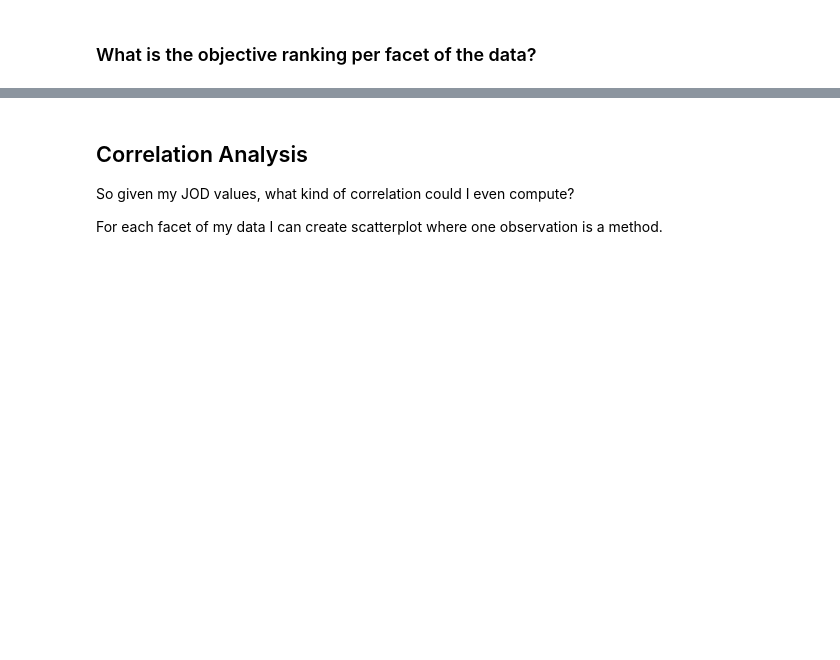
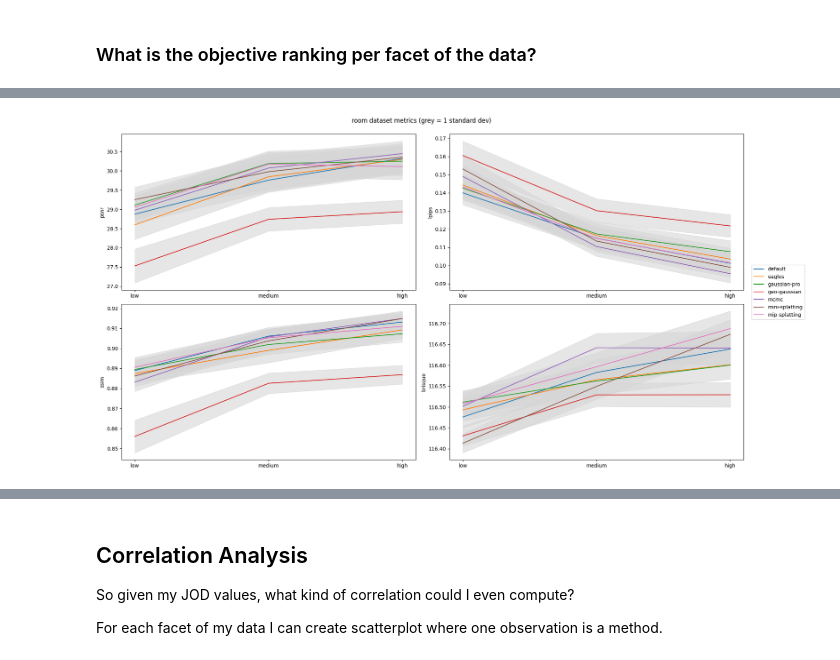
Before and after one commit to PaulErpen/final-data-analysis, a Jupyter notebook: joint-data-analysis.ipynb, the cells around one changed output, grey strips where cells are left out. Drawn from its saved outputs; the diff is of its cells as text; code cells hidden in the pictures; blank space fills up the shorter version.

```diff
--- a/joint-data-analysis.ipynb
+++ b/joint-data-analysis.ipynb
@@ -32,11 +15,15 @@ df_constrained
 # %%
-import seaborn as sns
 from matplotlib import pyplot as plt
 import numpy as np
 
 
+def bootstrap_std(data, n_boot=10000):
+    boot_samples = np.random.choice(data, (n_boot, len(data)), replace=True)
+    return np.std(boot_samples, axis=1).mean()  # Mean of bootstrapped stds
+
+
 def contrast_ranking_by_size(dataset: str) -> None:
-    fig, axs = plt.subplots(1, 4, figsize=(24, 6))
+    fig, axs = plt.subplots(2, 2, figsize=(18, 10))
     handles, labels = [], []
 
     for i, metric in enumerate(["psnr", "ssim", "lpips", "brisque"]):
@@ -57,37 +44,44 @@ def contrast_ranking_by_size(dataset: str) -> None:
                             ]
                         ]
                         .melt(id_vars="size")
                         .rename({"value": "brisque"}, axis=1)
                     )
                     .groupby(["size"], sort=False, as_index=False)[["brisque"]]
-                    .agg(["mean", "std", "count"])
+                    .agg(["mean", bootstrap_std, "count"])
                 )
             else:
                 sub_df = (
                     df_constrained[df_constrained["model"] == model]
                     .groupby(["size"], sort=False, as_index=False)[[metric]]
-                    .agg(["mean", "std", "count"])
+                    .agg(["mean", bootstrap_std, "count"])
                 )
 
             y_vals = sub_df[metric, "mean"]
-            ci_1 = sub_df[metric, "std"] / np.sqrt(sub_df[metric, "count"]) * 1
+            ci_1 = (
+                sub_df[metric, "bootstrap_std"] / np.sqrt(sub_df[metric, "count"]) * 1
+            )
 
-            current_handles = axs[i].plot(["low", "medium", "high"], y_vals)
+            current_handles = axs[i % 2][int(i / 2)].plot(["low", "medium", "high"], y_vals)
 
             if i == 0:
                 handles.extend(current_handles)
                 labels.append(model)
 
-            axs[i].fill_between(
+            axs[i % 2][int(i / 2)].fill_between(
                 ["low", "medium", "high"],
                 y_vals - ci_1,
                 y_vals + ci_1,
                 alpha=0.6,
                 color="#d6d6d6",
             )
-            axs[i].set_ylabel(metric)
+            axs[i % 2][int(i / 2)].set_ylabel(metric)
 
     fig.legend(handles, labels, loc="center left", bbox_to_anchor=(1.0, 0.5))
     plt.tight_layout(rect=[0, 0, 1, 0.95])
-    plt.suptitle(f"{dataset} dataset metrics")
+    plt.suptitle(f"{dataset} dataset metrics (grey = 1 standard dev)")
     plt.show()
+
+
+contrast_ranking_by_size("room")
+# %% [output]
+[figure, added]
```
Also changed, not shown: parts of 7 cells of this notebook.
